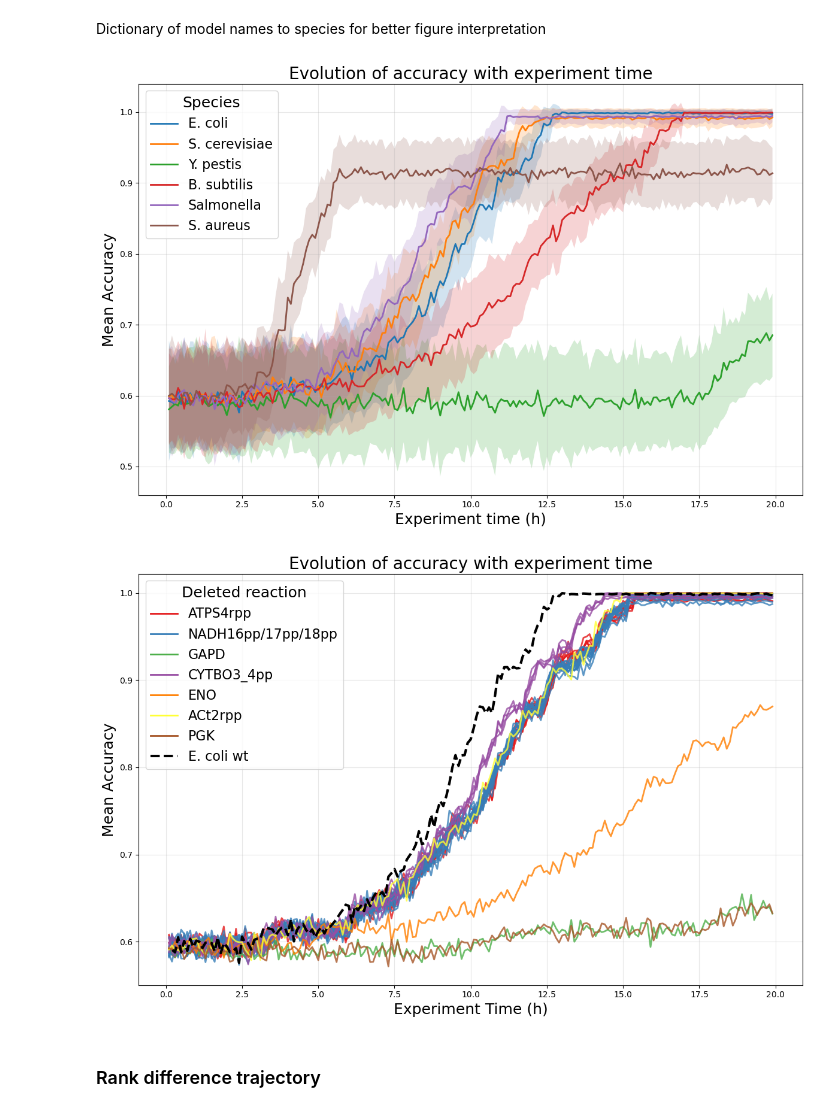
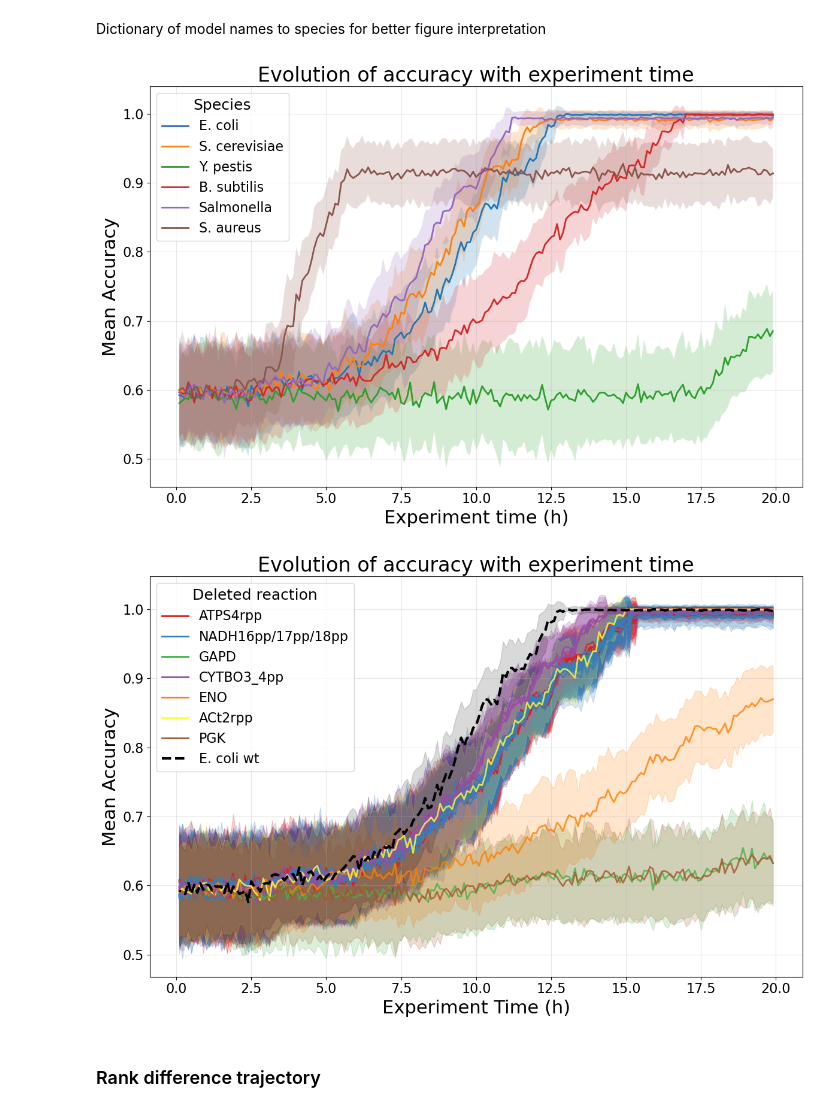
Before and after one commit to lauraalonsobart/alife2026-bacteria-reservoir-rank-difference, a Jupyter notebook: Figure_code.ipynb, the cells around one changed output. Drawn from its saved outputs; the diff is of its cells as text; code cells hidden in the pictures.

```diff
--- a/Figure_code.ipynb
+++ b/Figure_code.ipynb
@@ -83,23 +83,25 @@ for file in files:
                      results_df["mean_acc_curves"] + results_df["std_acc_curves"],
                      alpha=0.2)
 
-plt.xlabel("Experiment time (h)", fontsize=18)
-plt.ylabel("Mean Accuracy", fontsize=18)
-plt.title("Evolution of accuracy with experiment time", fontsize=20)
+plt.xlabel("Experiment time (h)", fontsize=22)
+plt.xticks(fontsize=16)
+plt.ylabel("Mean Accuracy", fontsize=22)
+plt.yticks(fontsize=16)
+plt.title("Evolution of accuracy with experiment time", fontsize=24)
 plt.legend(loc='upper left', title='Species', title_fontsize=18, fontsize=16)
 plt.grid(True, alpha=0.3)
 plt.tight_layout()
 plt.savefig('figures/acc_species_GX.pdf')
 plt.show()
 # %% [output]
-[figure, old version]
+[figure, new version]
 # %%
 import matplotlib.pyplot as plt
 import pandas as pd
 import numpy as np
 from collections import defaultdict
 
-std=False
+std=True
 
 # Read the CSV file to get reaction mappings
 reactions_df = pd.read_csv("glc_xyl_mutants.txt", sep=',')
@@ -166,37 +168,39 @@ for reaction, mutants in reaction_mutants.items():
     # Add to legend with reaction name only (not the individual mutant names)
     legend_handles.append(plt.Line2D([0], [0], color=color, linewidth=2))
     legend_labels.append(reaction)
 
 wt_df = pd.read_csv("tradeoff_analysis/iML1515_GX.csv")
 
 # Plot wild type line with different style
 plt.plot(wt_df["remaining_timepoints"]/10, wt_df["mean_acc_curves"],
             linewidth=3, linestyle='--', color='black', label='E. coli wt')
 
 # Add shaded area for wild type standard deviation
 if std:
     plt.fill_between(wt_df["remaining_timepoints"]/10,
                     wt_df["mean_acc_curves"] - wt_df["std_acc_curves"],
                     wt_df["mean_acc_curves"] + wt_df["std_acc_curves"],
                     alpha=0.15, color='black')
 
 legend_handles.append(plt.Line2D([0], [0], color='black', linewidth=3, linestyle='--'))
 legend_labels.append('E. coli wt')
 
 # Create the final plot
-plt.xlabel("Experiment Time (h)", fontsize=18)
-plt.ylabel("Mean Accuracy", fontsize=18)
-plt.title("Evolution of accuracy with experiment time", fontsize=20)
+plt.xlabel("Experiment Time (h)", fontsize=22)
+plt.xticks(fontsize=16)
+plt.ylabel("Mean Accuracy", fontsize=22)
+plt.yticks(fontsize=16)
+plt.title("Evolution of accuracy with experiment time", fontsize=24)
 plt.legend(legend_handles, legend_labels, loc='upper left', title='Deleted reaction', title_fontsize=18, fontsize=16)
 plt.grid(True, alpha=0.3)
 plt.tight_layout()
 if std:
     plt.savefig('figures/acc_sd_muts_GX.pdf')
 else:
     plt.savefig('figures/acc_muts_GX.pdf')
 plt.show()
 # %% [output]
-[figure, old version]
+[figure, new version]
 # %% [markdown]
 ### Rank difference trajectory
 # %%
```
Also changed, not shown: parts of 5 cells of this notebook, 11 other files.
